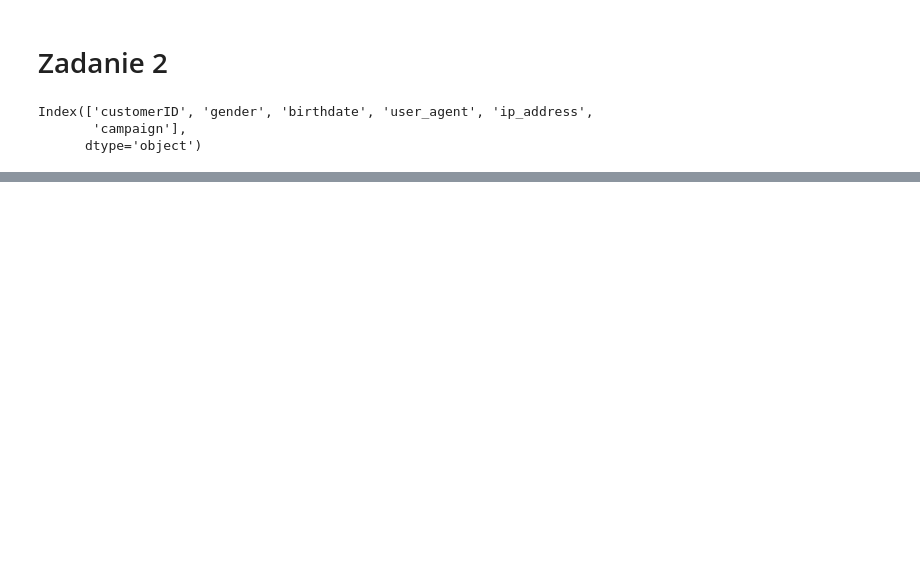
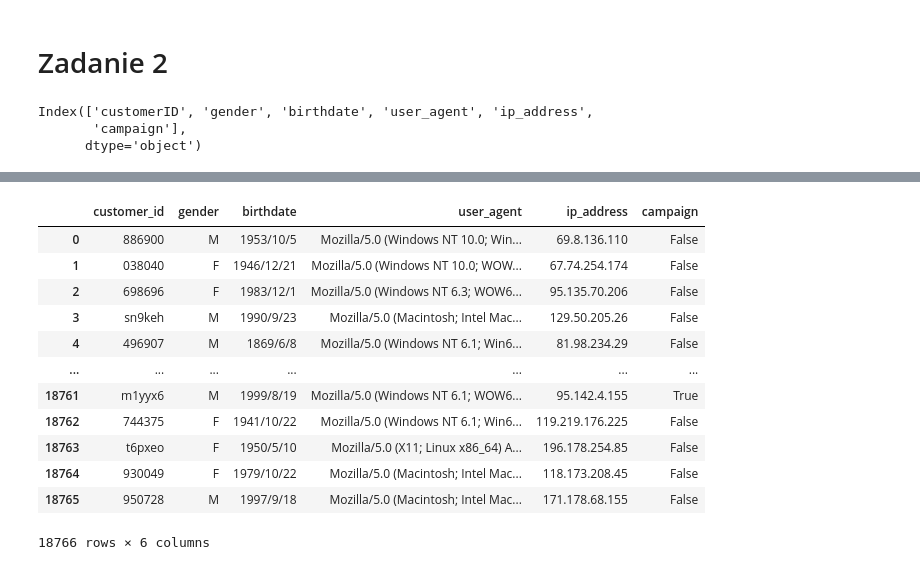
Before and after one commit to dannycrief/PAD_cw1, a Jupyter notebook: Praca_domowa_cw5.ipynb, the cells around one changed output, grey strips where cells are left out. Saved outputs shown, nothing was run; the diff lists cells and outputs as text; code cells hidden in the pictures; blank space fills up the shorter version.

```diff
--- a/Praca_domowa_cw5.ipynb
+++ b/Praca_domowa_cw5.ipynb
@@ -200,0 +216,16 @@ Index(['customerID', 'gender', 'birthdate', 'user_agent', 'ip_address',
+# %%
+customers_df
+# %% [output]
+|  | customer_id | gender | birthdate | user_agent | ip_address | campaign |
+| 0 | 886900 | M | 1953/10/5 | Mozilla/5.0 (Windows NT 10.0; Win... | 69.8.136.110 | False |
+| 1 | 038040 | F | 1946/12/21 | Mozilla/5.0 (Windows NT 10.0; WOW... | 67.74.254.174 | False |
+| 2 | 698696 | F | 1983/12/1 | Mozilla/5.0 (Windows NT 6.3; WOW6... | 95.135.70.206 | False |
+| 3 | sn9keh | M | 1990/9/23 | Mozilla/5.0 (Macintosh; Intel Mac... | 129.50.205.26 | False |
+| 4 | 496907 | M | 1869/6/8 | Mozilla/5.0 (Windows NT 6.1; Win6... | 81.98.234.29 | False |
+| ... | ... | ... | ... | ... | ... | ... |
+| 18761 | m1yyx6 | M | 1999/8/19 | Mozilla/5.0 (Windows NT 6.1; WOW6... | 95.142.4.155 | True |
+| 18762 | 744375 | F | 1941/10/22 | Mozilla/5.0 (Windows NT 6.1; Win6... | 119.219.176.225 | False |
+| 18763 | t6pxeo | F | 1950/5/10 | Mozilla/5.0 (X11; Linux x86_64) A... | 196.178.254.85 | False |
+| 18764 | 930049 | F | 1979/10/22 | Mozilla/5.0 (Macintosh; Intel Mac... | 118.173.208.45 | False |
+| 18765 | 950728 | M | 1997/9/18 | Mozilla/5.0 (Macintosh; Intel Mac... | 171.178.68.155 | False |
+18766 rows × 6 columns
```
Also changed, not shown: parts of 15 cells of this notebook.
